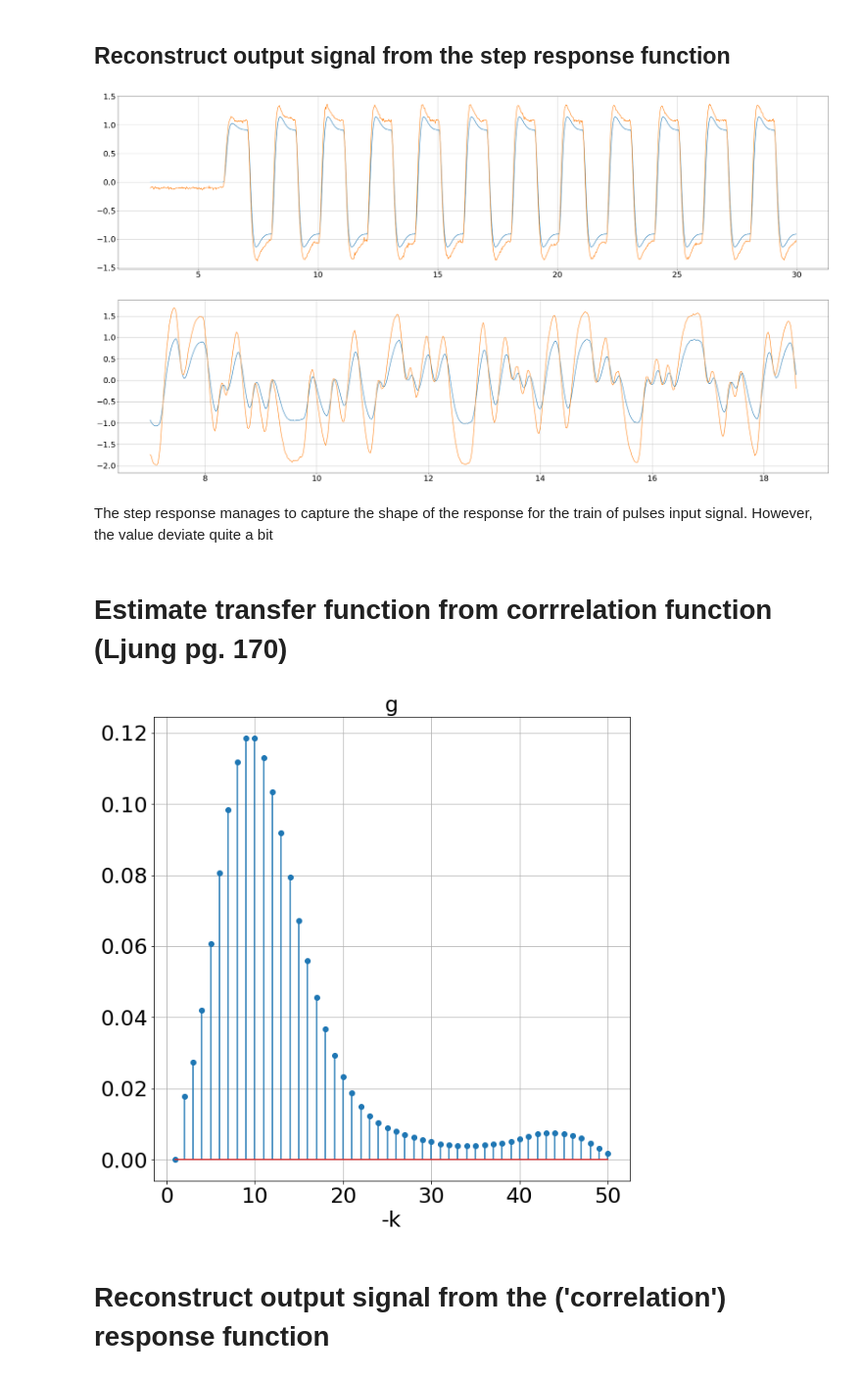
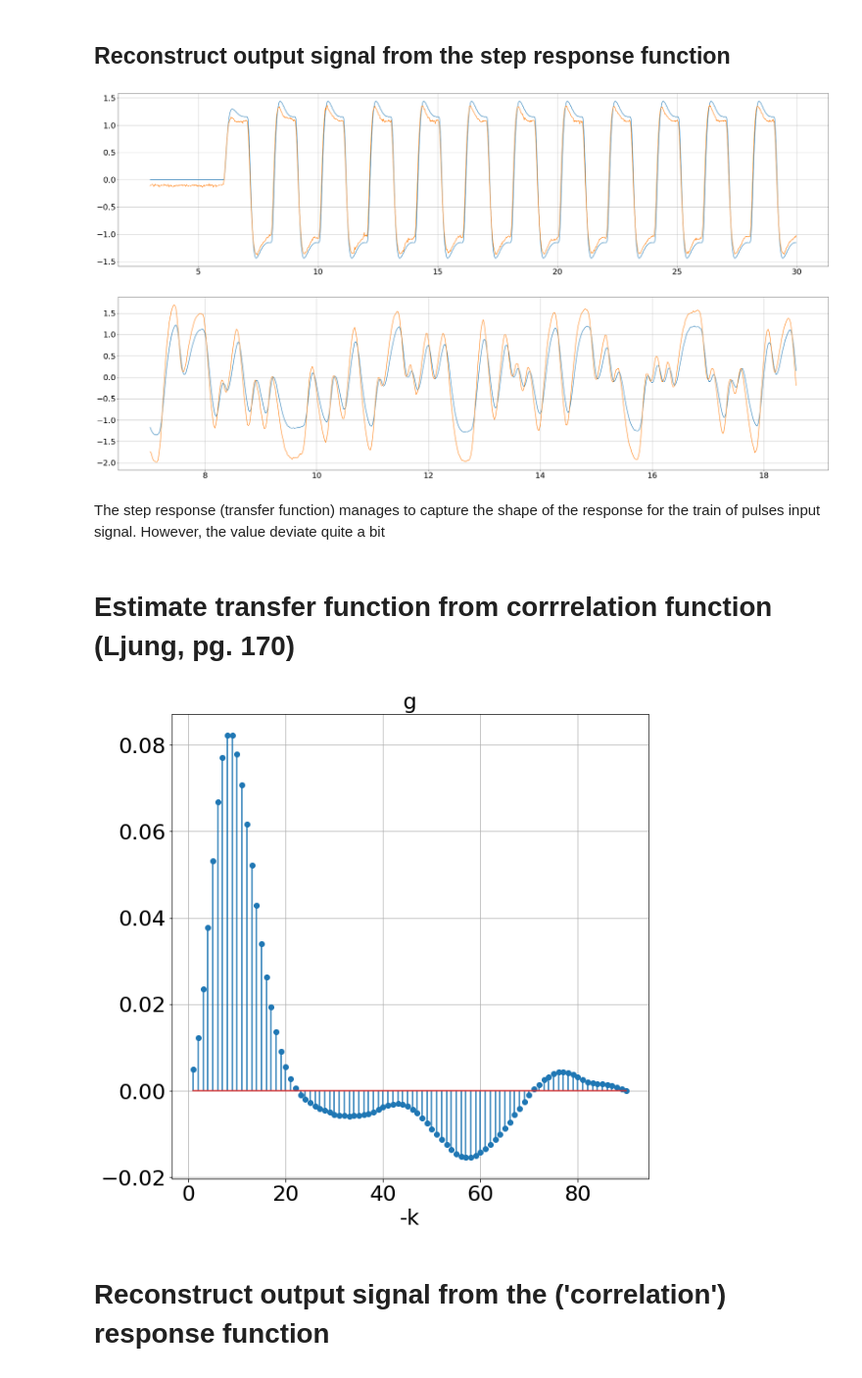
Before and after one commit to nyuhanc/BLA, a Jupyter notebook: BLA_main.ipynb, the cells around one changed output. Shown at 98% size. Drawn from its saved outputs; the diff is of its cells as text; code cells hidden in the pictures.

```diff
--- a/BLA_main.ipynb
+++ b/BLA_main.ipynb
@@ -151,8 +145,8 @@ for i in df1['u']:
 rising_indices = np.where(np.diff(u1_bin) == 2)[0] + 1
 falling_indices = np.where(np.diff(u1_bin) == -2)[0] + 1
 
-impulse_responses_rising = np.asarray([y1[i:i+50] for i in rising_indices][1:]) # exclude the first one because different (starting from zero)
-impulse_responses_falling = np.asarray([-y1[i:i+50] for i in falling_indices][:-1]) # exclude the last one because it is shorter
+impulse_responses_rising = np.asarray([df1['y'][i:i+50] for i in rising_indices][1:]) # exclude the first one because different (starting from zero)
+impulse_responses_falling = np.asarray([-df1['y'][i:i+50] for i in falling_indices][:-1]) # exclude the last one because it is shorter
 impulse_responses = np.vstack([impulse_responses_rising,impulse_responses_falling])
 
 # # plot all responses
@@ -166,11 +160,11 @@ impulse_responses = np.delete(impulse_responses,10,axis=0)
 # average responses (we only care about the gradient (except for g_0)
 impulse_response = (np.mean(impulse_responses, axis=0))
 
-g = [0] # works better if we set it to zero rather than to np.mean(impulse_responses_rising, axis=0)[0] / 2
+# works better if we set it to zero rather than to np.mean(impulse_responses_rising, axis=0)[0] / 2
+g = [0]
+
 for i in range(1, len(impulse_response)):
     g.append((impulse_response[i]-impulse_response[i-1])/2) # /2 cuz steps size=2 (from -1 to 1)
-
-#g = np.roll(g,-1)
 
 # Plotting the Impulse Response
 fig, axn = plt.subplots(1,1,figsize=(10,10))
@@ -214,53 +208,55 @@ plt.plot(df2['time'][50:], df2['y'][50:])
 plt.grid(True)
 plt.show()
 # %% [output]
-[figure, old version]
+[figure, new version]
-[figure, old version]
+[figure, new version]
 # %% [markdown]
-The step response manages to capture the shape of the response for the train of pulses input signal. However, the value deviate quite a bit
+The step response (transfer function) manages to capture the shape of the response for the train of pulses input signal. However, the value deviate quite a bit
 # %% [markdown]
-# Estimate transfer function from corrrelation function (Ljung pg. 170)
+# Estimate transfer function from corrrelation function (Ljung, pg. 170)
 # %%
 m = np.sum([1 for i in df2['u'] if i==np.max(list(set(df2['u'])))])
-M = 50 # of delays
-N = M
+M = 90 # of delays
+N = M # to be able to easy invert the matrix equation
 
 def Rab(a,b):
     a, b = np.asarray(a), np.asarray((b))
     if len(a) != len(b): raise ValueError
     N = len(a)
     Ryu = np.zeros(N)
     for tau in range(N):
         c = 0
         for k in range(N-tau):
             c += a[k+tau] * b[k]
         Ryu[tau] = 1 / (N-tau) * c
     return Ryu
 
 Ryu = Rab(df2['y'],df2['u'])
 Ru = Rab(df2['u'],df2['u'])
 
-
 Ryu = Ryu[:N]
 Ru_mat = np.ones((N,M)) * m * (m-1) / (N * (N-1))
 for mi in range(M-1):
     Ru_mat[mi,mi+1] *= (N-1) / (m-1)
 
 #np.set_printoptions(threshold=np.inf)
 
 g = np.linalg.solve(Ru_mat,Ryu)
-g[0] = 0
-g = -(g*5)
+
+# tweaks (don't understand why it works (also looks) better if I do this). Maybe a bug in the code
+g[0] = 0.00
+g = - (g)
+g = np.roll(g,-1)
 
 # Plotting the Impulse Response
 fig, axn = plt.subplots(1,1,figsize=(10,10))
 plt.stem(np.arange(1,M+1),g)
 plt.title('g')
 plt.xlabel('-k')
 plt.grid(True)
 plt.show()
 # %% [output]
-[figure, old version]
+[figure, new version]
 # %% [markdown]
 # Reconstruct output signal from the ('correlation') response function
 # %%
```
Also changed, not shown: parts of 10 cells of this notebook.
